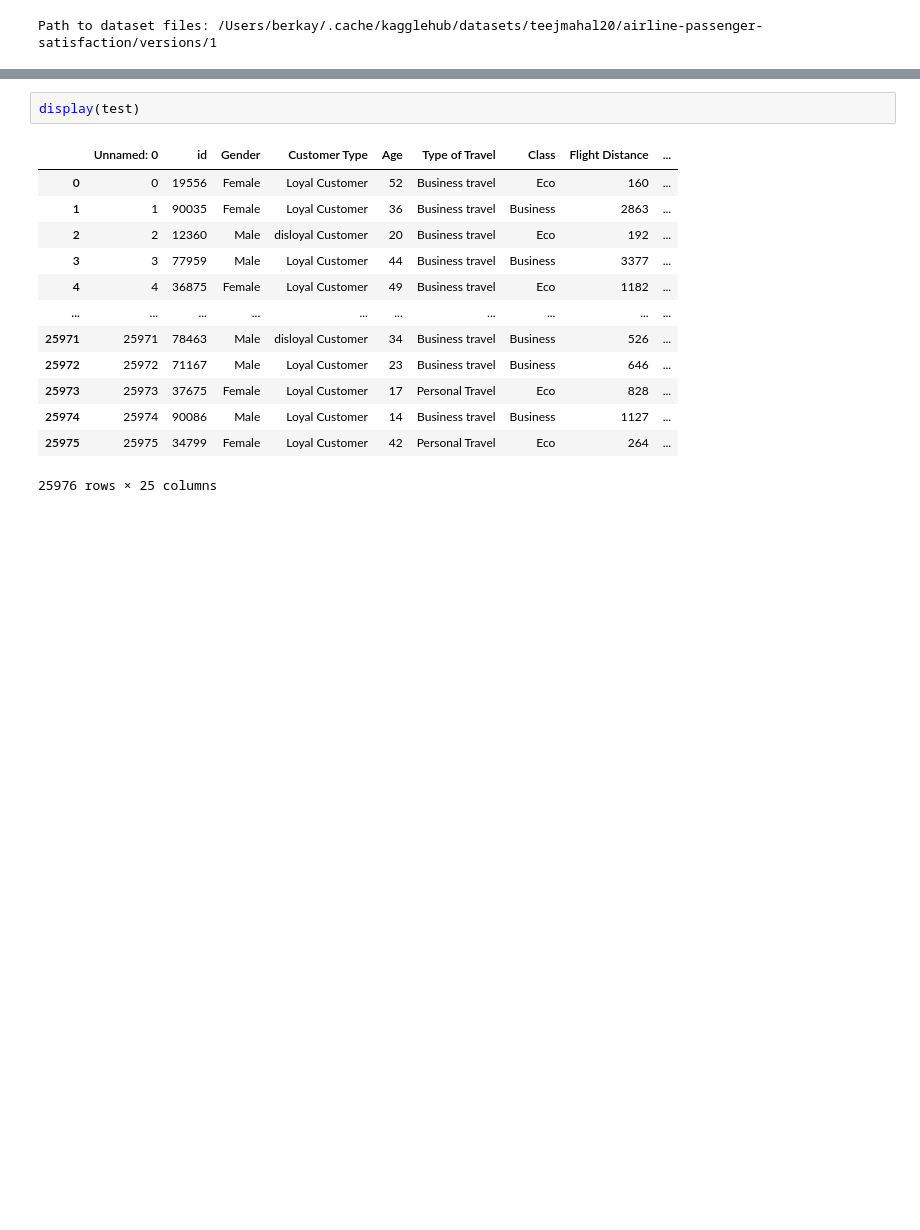
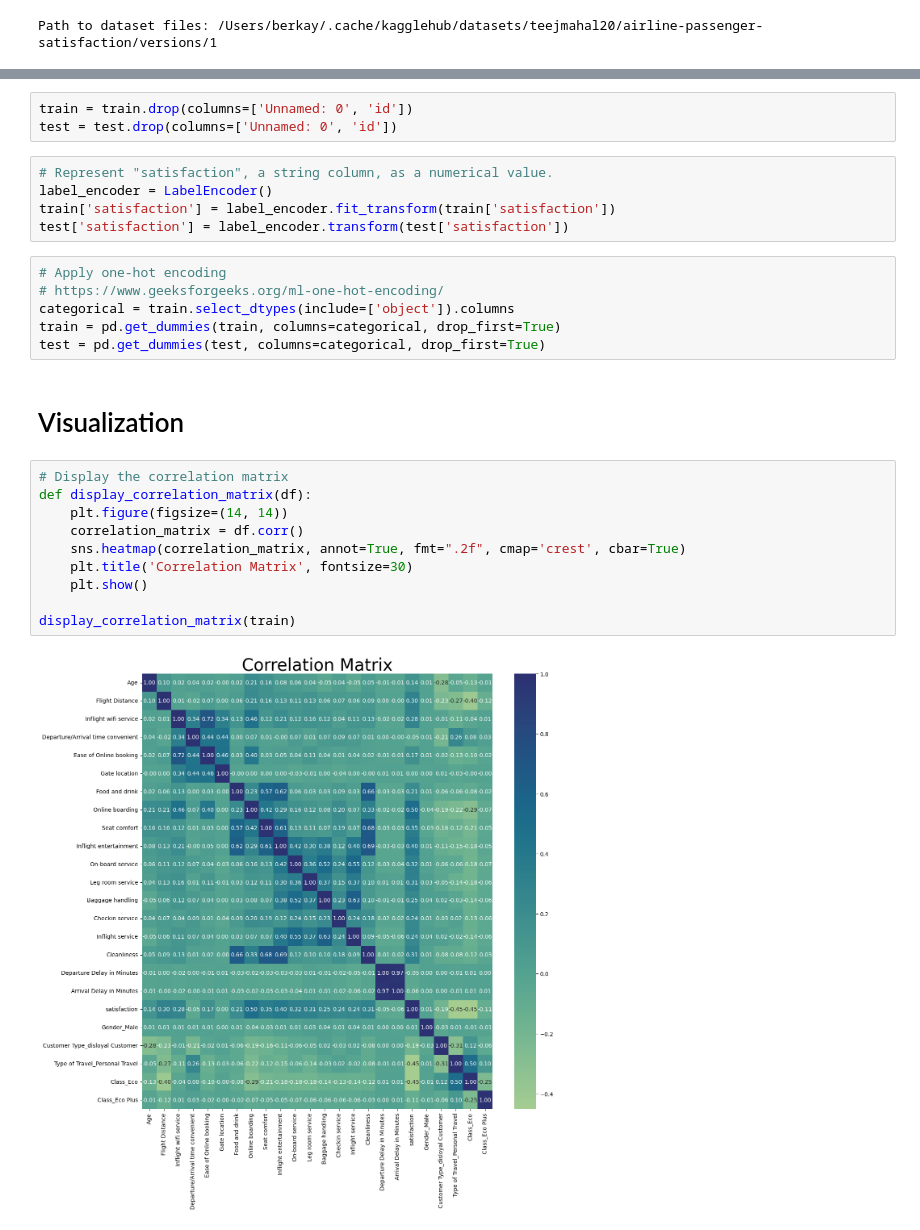
Before and after one commit to airline-management-system/customer-satisfaction, a Jupyter notebook: notebook/benchmark.ipynb, the cells around one changed output, grey strips where cells are left out. Drawn from its saved outputs; the diff is of its cells as text; blank space fills up the shorter version.

```diff
--- a/notebook/benchmark.ipynb
+++ b/notebook/benchmark.ipynb
@@ -30,16 +20,28 @@ display(train)
-# %%
-display(test)
-# %% [output]
-|  | Unnamed: 0 | id | Gender | Customer Type | Age | Type of Travel | Class | Flight Distance | ... |
-| 0 | 0 | 19556 | Female | Loyal Customer | 52 | Business travel | Eco | 160 | ... |
-| 1 | 1 | 90035 | Female | Loyal Customer | 36 | Business travel | Business | 2863 | ... |
-| 2 | 2 | 12360 | Male | disloyal Customer | 20 | Business travel | Eco | 192 | ... |
-| 3 | 3 | 77959 | Male | Loyal Customer | 44 | Business travel | Business | 3377 | ... |
-| 4 | 4 | 36875 | Female | Loyal Customer | 49 | Business travel | Eco | 1182 | ... |
-| ... | ... | ... | ... | ... | ... | ... | ... | ... | ... |
-| 25971 | 25971 | 78463 | Male | disloyal Customer | 34 | Business travel | Business | 526 | ... |
-| 25972 | 25972 | 71167 | Male | Loyal Customer | 23 | Business travel | Business | 646 | ... |
-| 25973 | 25973 | 37675 | Female | Loyal Customer | 17 | Personal Travel | Eco | 828 | ... |
-| 25974 | 25974 | 90086 | Male | Loyal Customer | 14 | Business travel | Business | 1127 | ... |
-| 25975 | 25975 | 34799 | Female | Loyal Customer | 42 | Personal Travel | Eco | 264 | ... |
-25976 rows × 25 columns
+# %%
+train = train.drop(columns=['Unnamed: 0', 'id'])
+test = test.drop(columns=['Unnamed: 0', 'id'])
+# %%
+# Represent "satisfaction", a string column, as a numerical value.
+label_encoder = LabelEncoder()
+train['satisfaction'] = label_encoder.fit_transform(train['satisfaction'])
+test['satisfaction'] = label_encoder.transform(test['satisfaction'])
+# %%
+# Apply one-hot encoding
+# https://www.geeksforgeeks.org/ml-one-hot-encoding/
+categorical = train.select_dtypes(include=['object']).columns
+train = pd.get_dummies(train, columns=categorical, drop_first=True)
+test = pd.get_dummies(test, columns=categorical, drop_first=True)
+# %% [markdown]
+# Visualization
+# %%
+# Display the correlation matrix
+def display_correlation_matrix(df):
+    plt.figure(figsize=(14, 14))
+    correlation_matrix = df.corr()
+    sns.heatmap(correlation_matrix, annot=True, fmt=".2f", cmap='crest', cbar=True)
+    plt.title('Correlation Matrix', fontsize=30)
+    plt.show()
+
+display_correlation_matrix(train)
+# %% [output]
+[figure, added]
```
Also changed, not shown: parts of 3 cells of this notebook, 2 other files.
